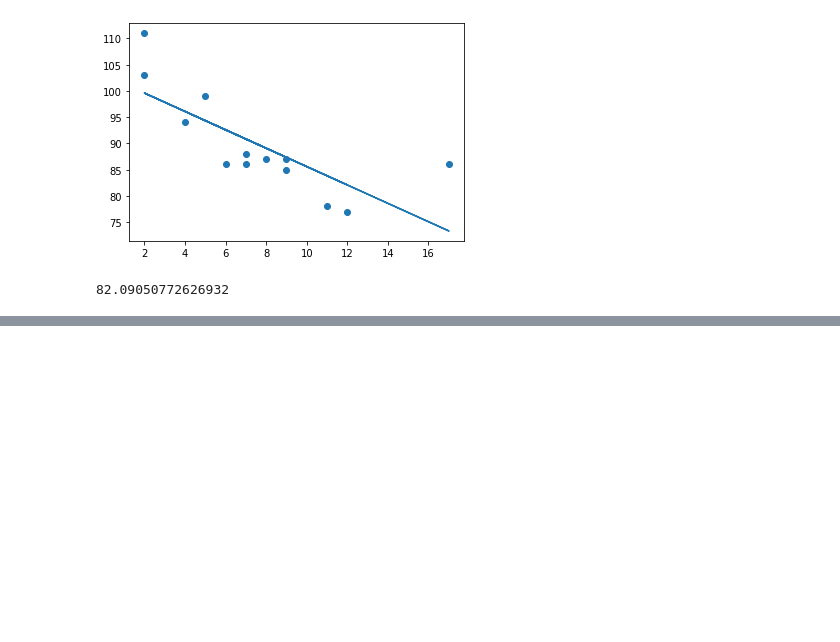
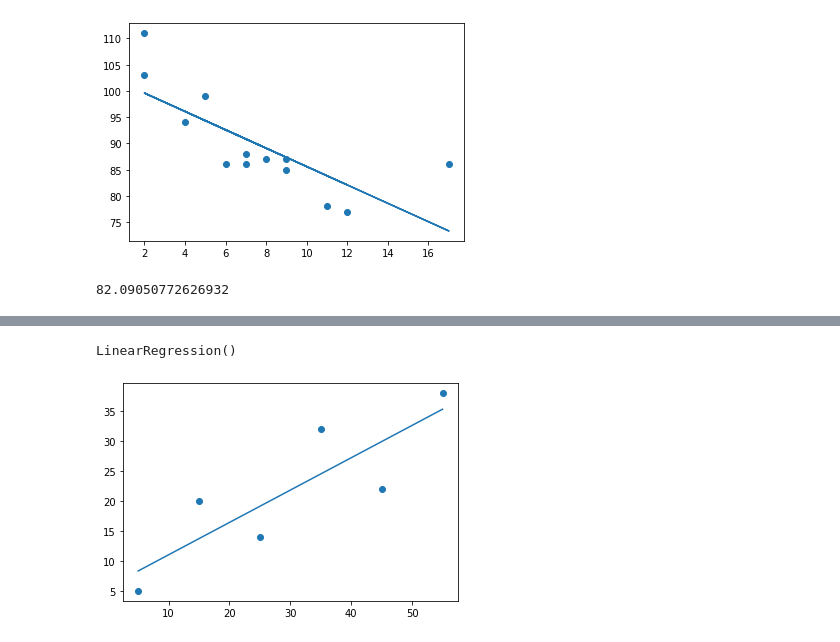
Before and after one commit to oektomo/ClassPersevere, a Jupyter notebook: W0402LinearRegression.ipynb, the cells around one changed output, grey strips where cells are left out. Cells and saved outputs as stored; diff of their text form; code cells hidden in the pictures; blank space fills up the shorter version.

Commit message:
modify 2 Linear Regression

```diff
--- a/W0402LinearRegression.ipynb
+++ b/W0402LinearRegression.ipynb
@@ -40,0 +69,23 @@ myfunc(12)
+# %%
+x = np.array([5, 15, 25, 35, 45, 55]).reshape((-1, 1))
+y = np.array([5, 20, 14, 32, 22, 38])
+# %%
+model = LinearRegression()
+# %%
+model.fit(x, y)
+# %% [output]
+LinearRegression()
+# %%
+#model = LinearRegression().fit(x, y)
+
+def myfunc2(x):
+  return model.coef_ * x + model.intercept_
+
+mymodel = list(map(myfunc2, x))
+
+plt.scatter(x, y)
+plt.plot(x, mymodel)
+#plt.scatter(x, mymodel)
+plt.show()
+# %% [output]
+[figure, added]
```
Also changed, not shown: parts of 3 cells of this notebook.
